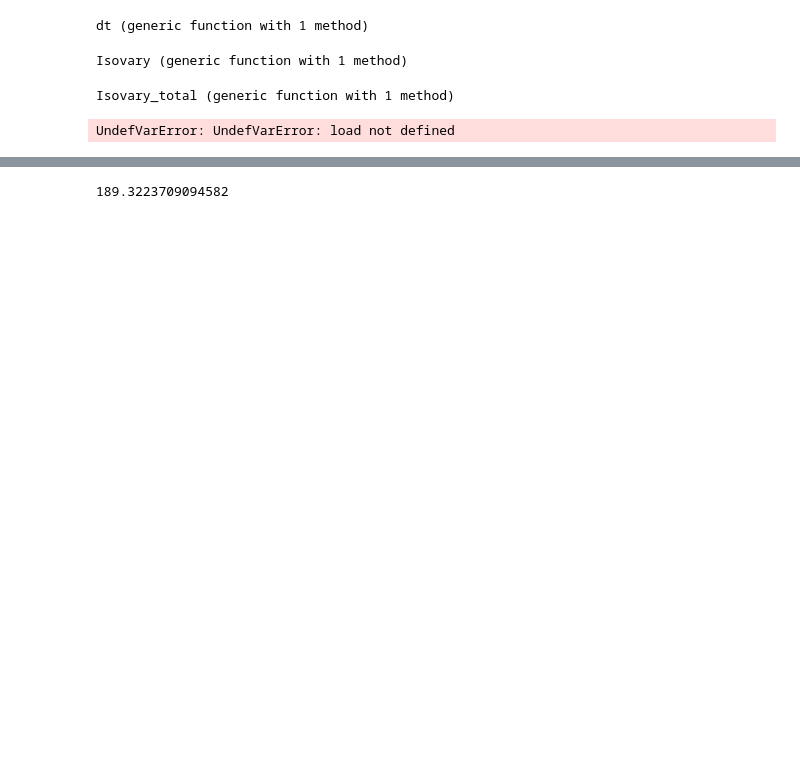
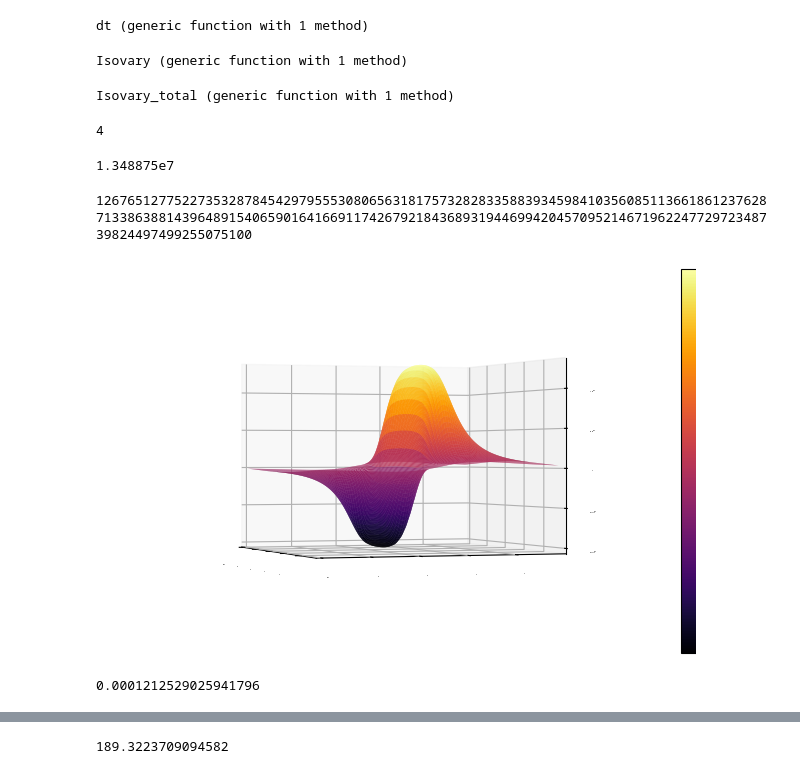
Before and after one commit to ruetg/LEMUR, a Jupyter notebook: julia/lemur.ipynb, the cells around one changed output, grey strips where cells are left out. Cells and saved outputs as stored; diff of their text form; code cells hidden in the pictures; blank space fills up the shorter version.

```diff
--- a/julia/lemur.ipynb
+++ b/julia/lemur.ipynb
@@ -69,3 +74,38 @@ function Isovary_total(t)
 end
 # %% [output]
 Isovary_total (generic function with 1 method)
+# %%
+Threads.nthreads()
+# %% [output]
+4
+# %%
+500*2750*9.81/
+# %% [output]
+1.348875e7
+# %%
+G = zeros(500,500)
+d = 2000
+G[40:60,20:80] .= -d .* 1000 .^ 2 * 2750
+G[40:50,20:80] .= d .* 1000 .^ 2 * 2750
+
+g=zeros(100, 100)
+Threads.@threads for i1 = 1:100
+    for j1 = 1:100
+        for i = 1:100
+             for j = 1:100
+                g[i1,j1] += 1/((((i1 - float(i)) * 5000.) .^ 2 + ((j1 - float(j)) * 5000.) .^ 2.) + 40000^2)  * G[i,j] * 7e-11
+            end
+        end
+    end
+    print(i1)
+end
+# %% [output]
+126765127752273532878454297955530806563181757328283358839345984103560851136618612376287133863881439648915406590164166911742679218436893194469942045709521467196224772972348739824497499255075100
+# %%
+plot(1:100, 1:100, g, st=:surface, camera=(-110,0))
+# %% [output]
+[figure, added]
+# %%
+maximum(g)
+# %% [output]
+0.0001212529025941796
@@ -72,5 +114,3 @@ Isovary_total (generic function with 1 method)
 # %%
-#save("./Zi.jld", "Zi", Zi)
-Zi = load("Zi.jld","Zi");
+#save("./Zi2.jld", "Zi", Zi2)
+Zi = load("Zi2.jld","Zi");
-# %% [output]
-UndefVarError: UndefVarError: load not defined
```
Also changed, not shown: parts of 22 cells of this notebook.
